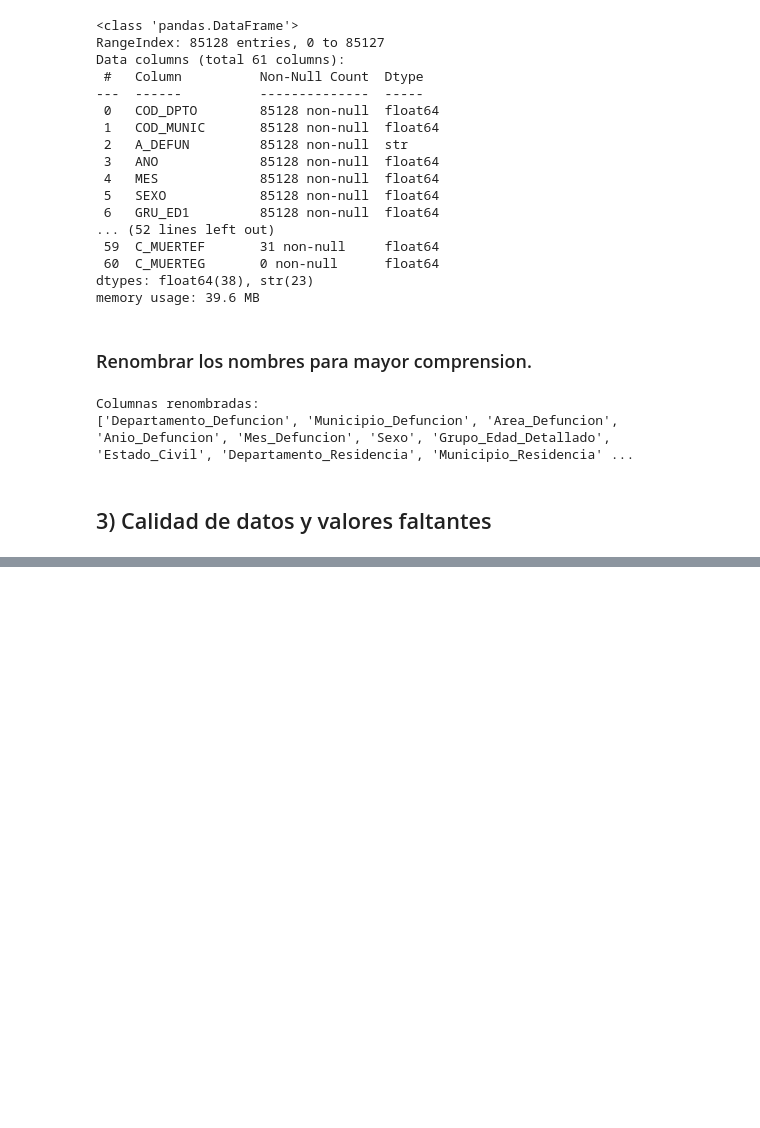
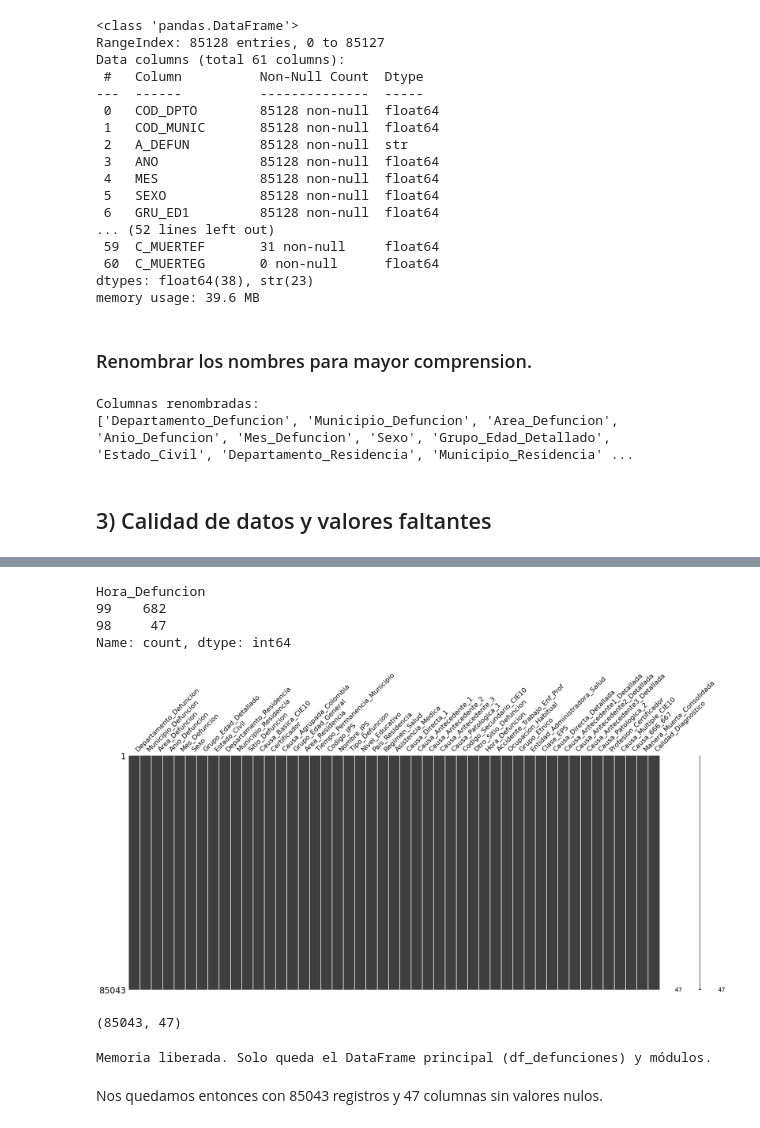
Before and after one commit to LasciaStare/Seminario, a Jupyter notebook: EDA_ESTOMAGO_2008_2024.ipynb, the cells around one changed output, grey strips where cells are left out. Drawn from its saved outputs; the diff is of its cells as text; code cells hidden in the pictures; blank space fills up the shorter version.

```diff
--- a/EDA_ESTOMAGO_2008_2024.ipynb
+++ b/EDA_ESTOMAGO_2008_2024.ipynb
@@ -253,0 +402,23 @@ dtype: float64
+# %%
+import numpy as np
+
+# 1. Definimos la jerarquía en orden de importancia (del más fuerte al más débil)
+# 1 = Necropsia (A o E)
+# 2 = Evidencia Médica / Clínica (B o C)
+# 3 = Interrogatorio / Vigilancia (D o F)
+# 4 = Sin Información (G o los que tienen 0.0 métodos)
+
+condiciones = [
+    (df['Determinacion_Causa_A'] == 1) | (df['Determinacion_Causa_E'] == 1), # Oro
+    (df['Determinacion_Causa_B'] == 1) | (df['Determinacion_Causa_C'] == 1), # Plata
+    (df['Determinacion_Causa_D'] == 1) | (df['Determinacion_Causa_F'] == 1), # Bronce
+    (df['Determinacion_Causa_G'] == 1)                                      # Sin Info
+]
+
+valores = [1, 2, 3, 4]
+
+# 2. Creamos la variable. El 'default=4' se encarga de los 11 registros que tienen 0.0
+df['Calidad_Diagnostico'] = np.select(condiciones, valores, default=4)
+
+# 3. Verificación final
+print(df['Calidad_Diagnostico'].value_counts().sort_index())
@@ -512,0 +446,52 @@ if {"ANO", "GRU_ED2"}.issubset(set(eda_limpio.columns)):
+# %%
+# 2. Manejo de la Entidad de Salud (Creamos categoría nueva)
+df['Entidad_Administradora_Salud'] = df['Entidad_Administradora_Salud'].fillna(999)
+# %%
+# Imputar nulos con 99
+df['Hora_Defuncion'] = df['Hora_Defuncion'].fillna(99)
+
+# Asegurar que el tipo de dato sea entero para evitar el ".0"
+df['Hora_Defuncion'] = df['Hora_Defuncion'].astype(int)
+
+# Verificación de los códigos de "no dato"
+print(df[df['Hora_Defuncion'].isin([98, 99])]['Hora_Defuncion'].value_counts())
+# %% [output]
+Hora_Defuncion
+99    682
+98     47
+Name: count, dtype: int64
+# %%
+# Creamos el dtaframe Defunciones con las columnas que no tienen nulos
+columnas_con_nulos = df.columns[df.isnull().any()]
+df_defunciones = df.drop(columns=columnas_con_nulos)
+
+
+# 2. Generamos la matriz
+msno.matrix(df_defunciones)
+plt.show()
+print(df_defunciones.shape)
+# %% [output]
+[figure, added]
+(85043, 47)
+# %%
+#Limpiamos el cache y la ram, dejando solo el dataframe final para análisis
+import types
+
+for name in list(globals()):
+    # Protegemos explícitamente a df_defunciones y los módulos importados
+    if name not in ['df_defunciones'] and not name.startswith('_'):
+        if not isinstance(globals().get(name), types.ModuleType):
+            try:
+                del globals()[name]
+            except Exception:
+                pass
+
+import gc
+# 3. Limpieza profunda
+gc.collect()
+
+print("Memoria liberada. Solo queda el DataFrame principal (df_defunciones) y módulos.")
+# %% [output]
+Memoria liberada. Solo queda el DataFrame principal (df_defunciones) y módulos.
+# %% [markdown]
+Nos quedamos entonces con 85043 registros y 47 columnas sin valores nulos.
```
Also changed, not shown: parts of 37 cells of this notebook.
